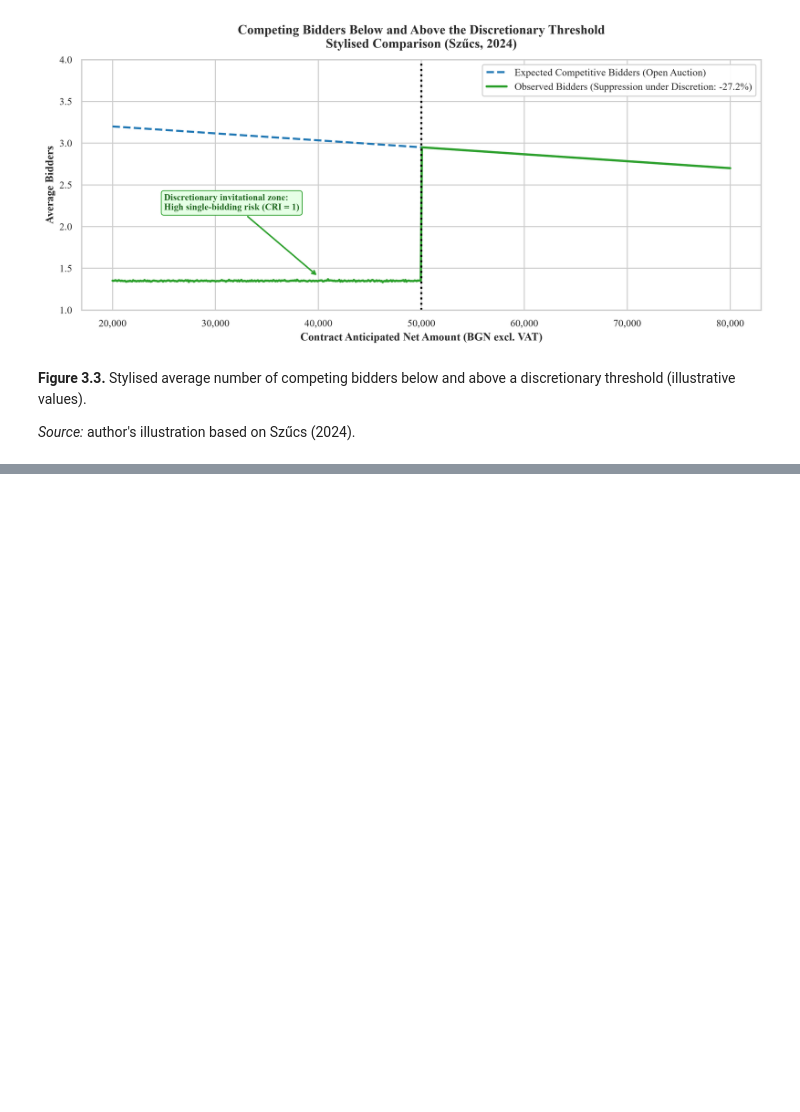
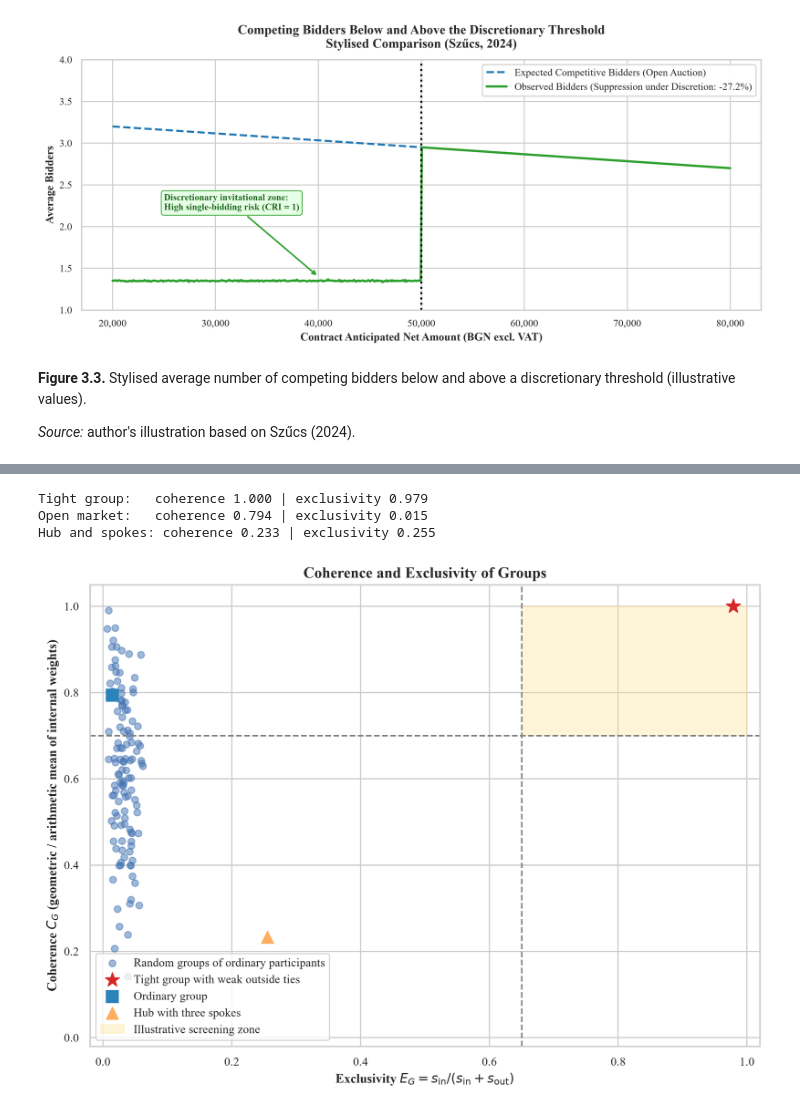
Before and after one commit to beluhov/stem-collusion-npvu, a Jupyter notebook: Final_Exam_Procurement_Collusion.ipynb, the cells around one changed output, grey strips where cells are left out. Drawn from its saved outputs; the diff is of its cells as text; code cells hidden in the pictures; blank space fills up the shorter version.

```diff
--- a/Final_Exam_Procurement_Collusion.ipynb
+++ b/Final_Exam_Procurement_Collusion.ipynb
@@ -433,0 +1077,78 @@ plt.show()
+# %%
+def group_coherence_exclusivity(weights: np.ndarray, group: list[int]) -> tuple[float, float]:
+    """Coherence C_G and exclusivity E_G of a group of nodes (Wachs and Kertész, 2019)."""
+    w = np.asarray(weights, dtype=np.float64)
+    nodes = sorted(set(group))
+    if len(nodes) < 2:
+        return 0.0, 0.0
+
+    internal = w[np.ix_(nodes, nodes)][np.triu_indices(len(nodes), k=1)]
+    active = internal[internal > 0]
+    if active.size == 0:
+        return 0.0, 0.0
+
+    coherence = float(np.exp(np.mean(np.log(active))) / np.mean(active))
+    outside = np.setdiff1d(np.arange(w.shape[0]), nodes)
+    s_in = float(internal.sum())
+    s_out = float(w[np.ix_(nodes, outside)].sum())
+    return coherence, s_in / (s_in + s_out)
+
+
+n_market = 60
+rng = np.random.default_rng(ModelConfig.SEED)
+w_market = np.triu(rng.exponential(scale=2.5, size=(n_market, n_market)), k=1)
+w_market = w_market + w_market.T
+
+# Group A: strong, uniform ties inside the group and weak ties to the rest of the market
+tight_nodes = [0, 1, 2]
+w_market[np.ix_(tight_nodes, tight_nodes)] = 120.0
+np.fill_diagonal(w_market, 0.0)
+w_market[tight_nodes, 3:] *= 0.02
+w_market[3:, tight_nodes] *= 0.02
+
+# Group B: ordinary market participants (no special structure)
+open_nodes = [10, 11, 12, 13]
+
+# Group C: one supplier with strong ties to three others that are not tied to each other
+hub_nodes = [20, 21, 22, 23]
+for spoke in hub_nodes[1:]:
+    w_market[20, spoke] = w_market[spoke, 20] = 60.0
+
+c_tight, e_tight = group_coherence_exclusivity(w_market, tight_nodes)
+c_open, e_open = group_coherence_exclusivity(w_market, open_nodes)
+c_hub, e_hub = group_coherence_exclusivity(w_market, hub_nodes)
+
+print(f"Tight group:   coherence {c_tight:.3f} | exclusivity {e_tight:.3f}")
+print(f"Open market:   coherence {c_open:.3f} | exclusivity {e_open:.3f}")
+print(f"Hub and spokes: coherence {c_hub:.3f} | exclusivity {e_hub:.3f}")
+# %% [output]
+Tight group:   coherence 1.000 | exclusivity 0.979
+Open market:   coherence 0.794 | exclusivity 0.015
+Hub and spokes: coherence 0.233 | exclusivity 0.255
+# %%
+fig64, ax = plt.subplots(figsize=(8.5, 6.2), constrained_layout=True)
+
+rng = np.random.default_rng(ModelConfig.SEED)
+pool = np.setdiff1d(np.arange(n_market), tight_nodes + hub_nodes)
+random_groups = [group_coherence_exclusivity(w_market, list(rng.choice(pool, size=rng.integers(3, 7), replace=False)))
+                 for _ in range(120)]
+coh_random, exc_random = zip(*random_groups)
+
+ax.scatter(exc_random, coh_random, color="#4575b4", alpha=0.5, s=32, label="Random groups of ordinary participants")
+ax.scatter([e_tight], [c_tight], color="#d62728", s=150, marker="*", zorder=5, label="Tight group with weak outside ties")
+ax.scatter([e_open], [c_open], color="#2b83ba", s=100, marker="s", zorder=5, label="Ordinary group")
+ax.scatter([e_hub], [c_hub], color="#fdae61", s=100, marker="^", zorder=5, label="Hub with three spokes")
+ax.axvline(0.65, color="gray", linestyle="--", linewidth=1.3)
+ax.axhline(0.70, color="gray", linestyle="--", linewidth=1.3)
+ax.fill_between([0.65, 1.0], 0.70, 1.0, color="#fee090", alpha=0.35, label="Illustrative screening zone")
+
+ax.set_title(r"Coherence and Exclusivity of Groups")
+ax.set_xlabel(r"Exclusivity $E_G = s_{\mathrm{in}} / (s_{\mathrm{in}} + s_{\mathrm{out}})$")
+ax.set_ylabel(r"Coherence $C_G$ (geometric / arithmetic mean of internal weights)")
+ax.set_xlim(-0.02, 1.02)
+ax.set_ylim(-0.02, 1.05)
+ax.legend(loc="lower left", frameon=True)
+
+plt.show()
+# %% [output]
+[figure, added]
```
Also changed, not shown: parts of 37 cells of this notebook.
